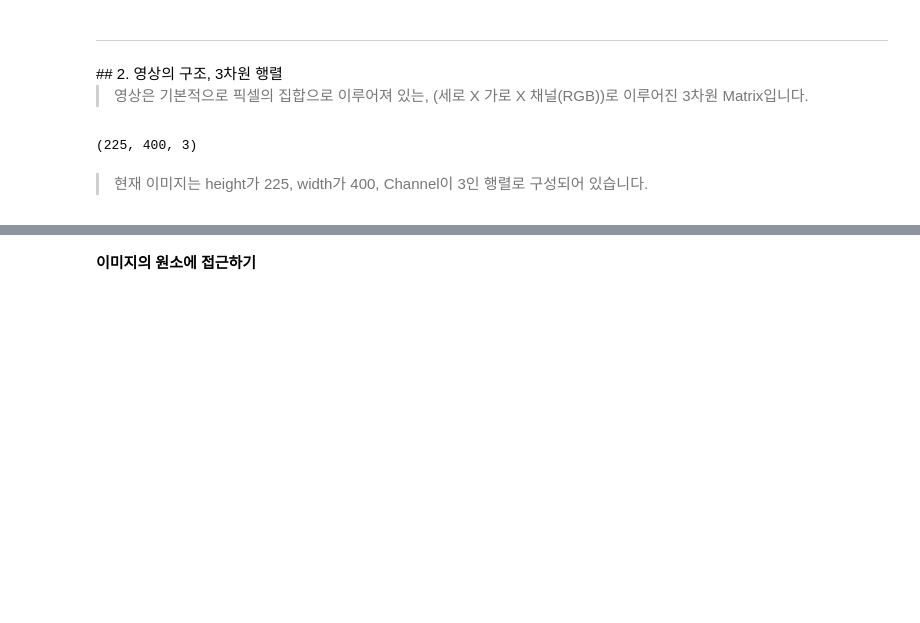
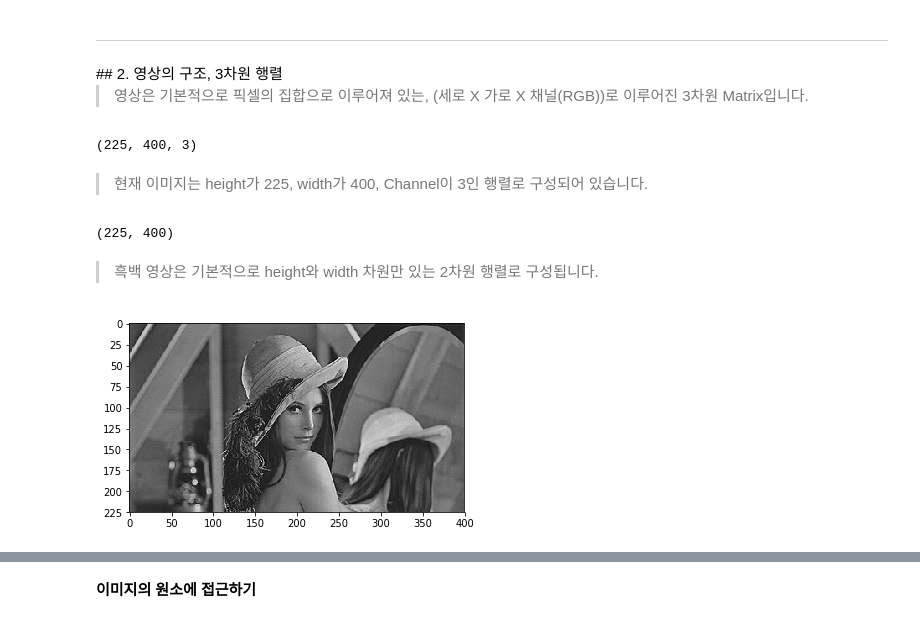
Before and after one commit to pai-sj/practical-coding, a Jupyter notebook: scripts/image-processing-using-opencv/(1) opencv 기초 - 영상의 구조 및 색상값 처리.ipynb, the cells around one changed output, grey strips where cells are left out. Cells and saved outputs as stored; diff of their text form; code cells hidden in the pictures; blank space fills up the shorter version.

Commit message:
Add Drawing Image Script

```diff
--- a/scripts/image-processing-using-opencv/(1) opencv 기초 - 영상의 구조 및 색상값 처리.ipynb
+++ b/scripts/image-processing-using-opencv/(1) opencv 기초 - 영상의 구조 및 색상값 처리.ipynb
@@ -65,3 +83,15 @@ image.shape
 (225, 400, 3)
 # %% [markdown]
 > 현재 이미지는 height가 225, width가 400, Channel이 3인 행렬로 구성되어 있습니다.
+# %%
+image = cv2.imread("./len_top.jpg",0) # 0이라는 argument를 주면 gray로 읽습니다.
+image.shape
+# %% [output]
+(225, 400)
+# %% [markdown]
+> 흑백 영상은 기본적으로 height와 width 차원만 있는 2차원 행렬로 구성됩니다.
+# %%
+plt.imshow(image,cmap='gray')
+plt.show()
+# %% [output]
+[figure, added]
```
Also changed, not shown: parts of 5 cells of this notebook, 1 other file.
